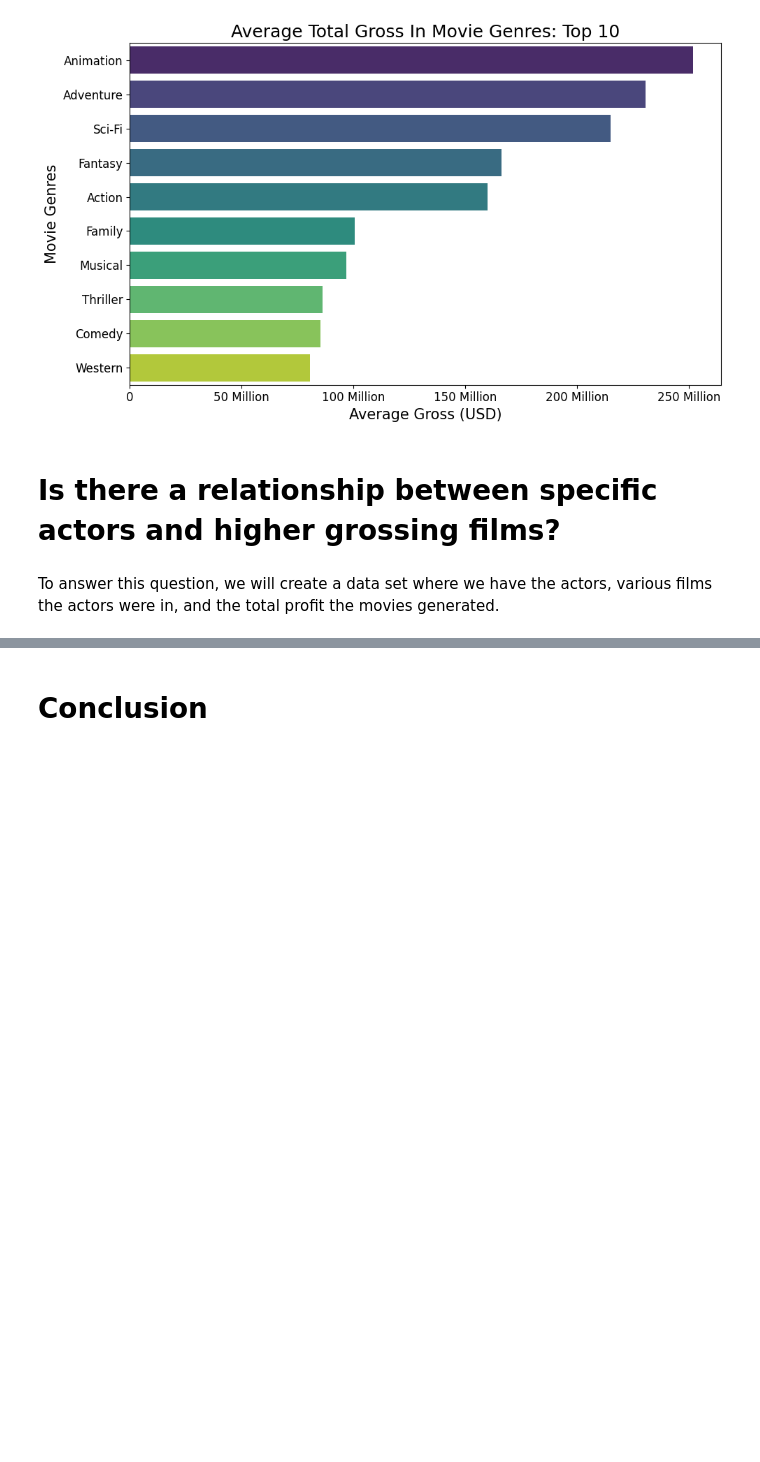
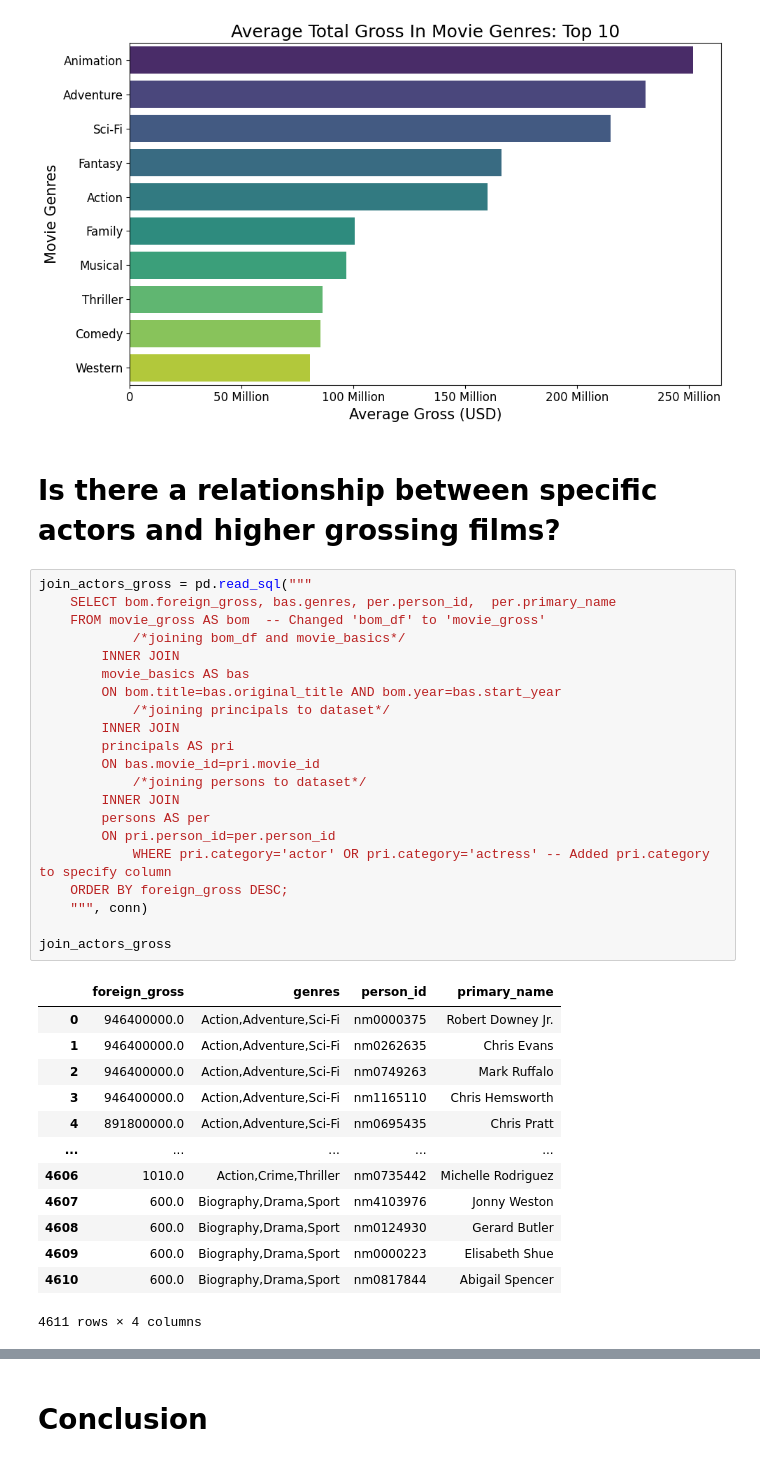
Before and after one commit to neurosxx/dsc-phase-2-project-v3, a Jupyter notebook: movie_analysis.ipynb, the cells around one changed output, grey strips where cells are left out. Drawn from its saved outputs; the diff is of its cells as text; blank space fills up the shorter version.

```diff
--- a/movie_analysis.ipynb
+++ b/movie_analysis.ipynb
@@ -732,5 +732,38 @@ plt.show()
 [figure]
 # %% [markdown]
 # Is there a relationship between specific actors and higher grossing films?
-# %% [markdown]
-To answer this question, we will create a data set where we have the actors, various films the actors were in, and the total profit the movies generated.
+# %%
+join_actors_gross = pd.read_sql("""
+    SELECT bom.foreign_gross, bas.genres, per.person_id,  per.primary_name
+    FROM movie_gross AS bom  -- Changed 'bom_df' to 'movie_gross'
+            /*joining bom_df and movie_basics*/
+        INNER JOIN
+        movie_basics AS bas
+        ON bom.title=bas.original_title AND bom.year=bas.start_year
+            /*joining principals to dataset*/
+        INNER JOIN
+        principals AS pri
+        ON bas.movie_id=pri.movie_id
+            /*joining persons to dataset*/
+        INNER JOIN
+        persons AS per
+        ON pri.person_id=per.person_id
+            WHERE pri.category='actor' OR pri.category='actress' -- Added pri.category to specify column
+    ORDER BY foreign_gross DESC;
+    """, conn)
+
+join_actors_gross
+# %% [output]
+|  | foreign_gross | genres | person_id | primary_name |
+| 0 | 946400000.0 | Action,Adventure,Sci-Fi | nm0000375 | Robert Downey Jr. |
+| 1 | 946400000.0 | Action,Adventure,Sci-Fi | nm0262635 | Chris Evans |
+| 2 | 946400000.0 | Action,Adventure,Sci-Fi | nm0749263 | Mark Ruffalo |
+| 3 | 946400000.0 | Action,Adventure,Sci-Fi | nm1165110 | Chris Hemsworth |
+| 4 | 891800000.0 | Action,Adventure,Sci-Fi | nm0695435 | Chris Pratt |
+| ... | ... | ... | ... | ... |
+| 4606 | 1010.0 | Action,Crime,Thriller | nm0735442 | Michelle Rodriguez |
+| 4607 | 600.0 | Biography,Drama,Sport | nm4103976 | Jonny Weston |
+| 4608 | 600.0 | Biography,Drama,Sport | nm0124930 | Gerard Butler |
+| 4609 | 600.0 | Biography,Drama,Sport | nm0000223 | Elisabeth Shue |
+| 4610 | 600.0 | Biography,Drama,Sport | nm0817844 | Abigail Spencer |
+4611 rows × 4 columns
```
Also changed, not shown: parts of 6 cells of this notebook.
